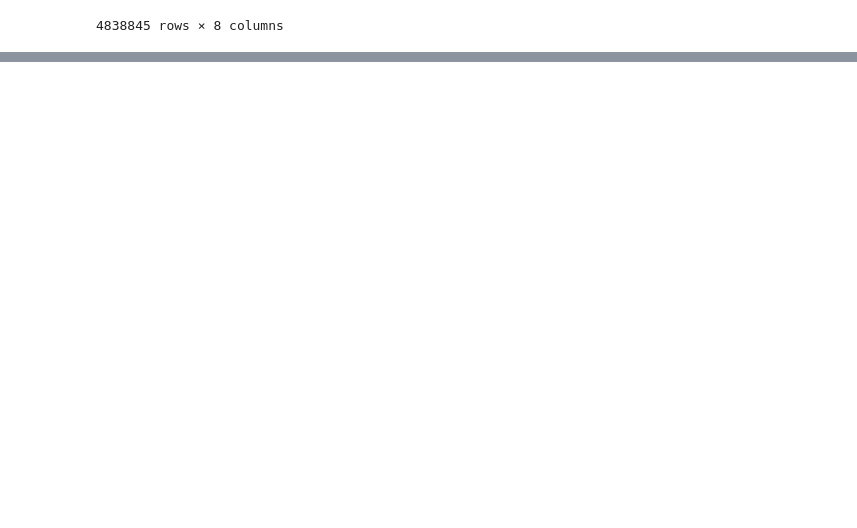
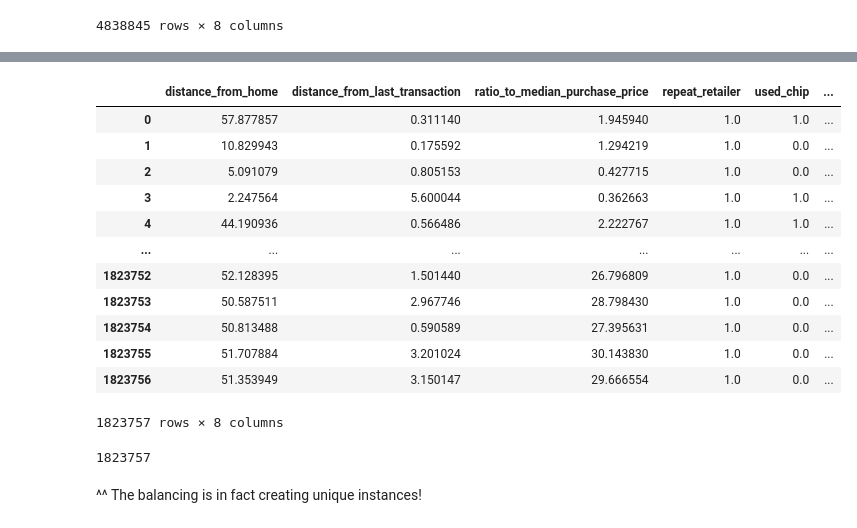
Before and after one commit to brayway05/fraud-detection, a Jupyter notebook: code/data_cleaning.ipynb, the cells around one changed output, grey strips where cells are left out. Cells and saved outputs as stored; diff of their text form; code cells hidden in the pictures; blank space fills up the shorter version.

```diff
--- a/code/data_cleaning.ipynb
+++ b/code/data_cleaning.ipynb
@@ -69,3 +69,8 @@ data
 | 4838843 | Credit reporting, credit repair s... | Reporting company used your repor... | EQUIFAX, INC. | GA | NaN | Web | Yes | NaN |
 | 4838844 | Payday loan, title loan, or perso... | NaN | Flandreau Santee Sioux Tribe | TX | NaN | Web | Yes | NaN |
 4838845 rows × 8 columns
+# %%
+data = pd.read_csv('../data/card_transdata.csv')
+print(data.columns)
+data.hist()
+data.describe()
@@ -71,0 +92,6 @@ data
+# %%
+X = data.drop(columns=['fraud'])
+y = data['fraud']
+
+X.describe()
+X.hist()
@@ -71,0 +108,31 @@ data
+# %%
+from imblearn.over_sampling import SMOTE, ADASYN, SMOTENC
+
+# this takes a lot longer
+# X, y = SMOTENC(categorical_features=[3,4,5,6]).fit_resample(X, y)
+X, y = ADASYN().fit_resample(X, y)
+# y.hist()
+# %%
+X_y = pd.concat([X, y], axis=1)
+X_y
+# %% [output]
+|  | distance_from_home | distance_from_last_transaction | ratio_to_median_purchase_price | repeat_retailer | used_chip | ... |
+| 0 | 57.877857 | 0.311140 | 1.945940 | 1.0 | 1.0 | ... |
+| 1 | 10.829943 | 0.175592 | 1.294219 | 1.0 | 0.0 | ... |
+| 2 | 5.091079 | 0.805153 | 0.427715 | 1.0 | 0.0 | ... |
+| 3 | 2.247564 | 5.600044 | 0.362663 | 1.0 | 1.0 | ... |
+| 4 | 44.190936 | 0.566486 | 2.222767 | 1.0 | 1.0 | ... |
+| ... | ... | ... | ... | ... | ... | ... |
+| 1823752 | 52.128395 | 1.501440 | 26.796809 | 1.0 | 0.0 | ... |
+| 1823753 | 50.587511 | 2.967746 | 28.798430 | 1.0 | 0.0 | ... |
+| 1823754 | 50.813488 | 0.590589 | 27.395631 | 1.0 | 0.0 | ... |
+| 1823755 | 51.707884 | 3.201024 | 30.143830 | 1.0 | 0.0 | ... |
+| 1823756 | 51.353949 | 3.150147 | 29.666554 | 1.0 | 0.0 | ... |
+1823757 rows × 8 columns
+# %%
+num_unique_rows = X_y.drop_duplicates().shape[0]
+print(num_unique_rows)
+# %% [output]
+1823757
+# %% [markdown]
+^^ The balancing is in fact creating unique instances!
```
Also changed, not shown: parts of 2 cells of this notebook, 3 other files.
